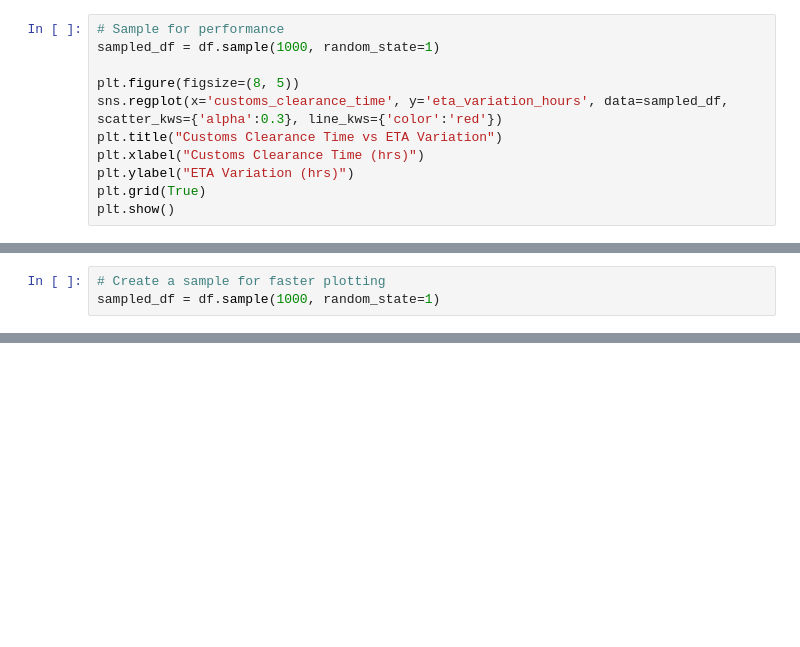
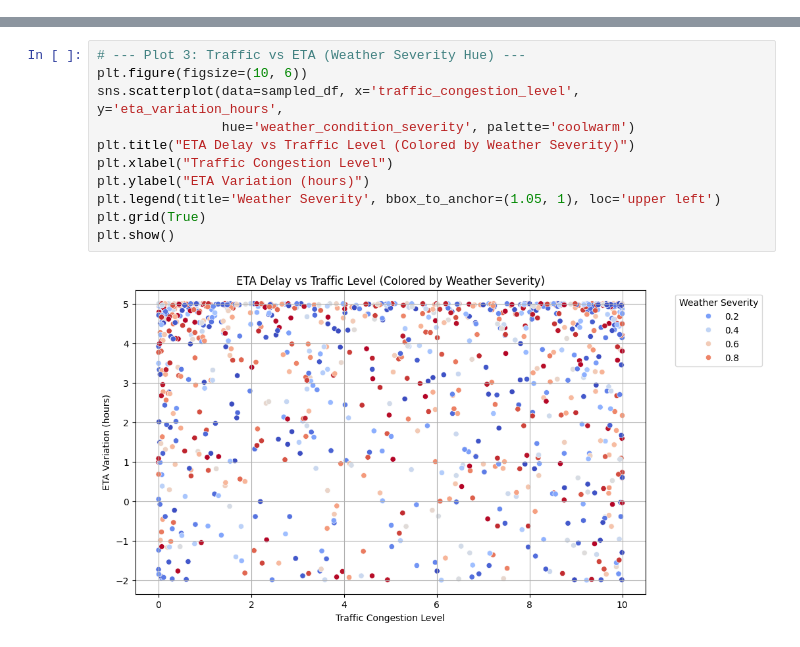
Before and after one commit to ZiadMasoud/Supply-chain-analysis-DEPI, a Jupyter notebook: Notebooks/Analysis_Questions.ipynb, the cells around one changed output, grey strips where cells are left out. Cells and saved outputs as stored; diff of their text form; blank space fills up the shorter version.

```diff
--- a/Notebooks/Analysis_Questions.ipynb
+++ b/Notebooks/Analysis_Questions.ipynb
@@ -53,11 +0,0 @@ plt.show()
-# %%
-# Sample for performance
-sampled_df = df.sample(1000, random_state=1)
-
-plt.figure(figsize=(8, 5))
-sns.regplot(x='customs_clearance_time', y='eta_variation_hours', data=sampled_df, scatter_kws={'alpha':0.3}, line_kws={'color':'red'})
-plt.title("Customs Clearance Time vs ETA Variation")
-plt.xlabel("Customs Clearance Time (hrs)")
-plt.ylabel("ETA Variation (hrs)")
-plt.grid(True)
-plt.show()
@@ -142,3 +0,0 @@ dtype: int64
-# %%
-# Create a sample for faster plotting
-sampled_df = df.sample(1000, random_state=1)
@@ -228,0 +42,13 @@ plt.show()
+# %%
+# --- Plot 3: Traffic vs ETA (Weather Severity Hue) ---
+plt.figure(figsize=(10, 6))
+sns.scatterplot(data=sampled_df, x='traffic_congestion_level', y='eta_variation_hours',
+                hue='weather_condition_severity', palette='coolwarm')
+plt.title("ETA Delay vs Traffic Level (Colored by Weather Severity)")
+plt.xlabel("Traffic Congestion Level")
+plt.ylabel("ETA Variation (hours)")
+plt.legend(title='Weather Severity', bbox_to_anchor=(1.05, 1), loc='upper left')
+plt.grid(True)
+plt.show()
+# %% [output]
+[figure, added]
```
Also changed, not shown: parts of 33 cells of this notebook, 2 other files.
